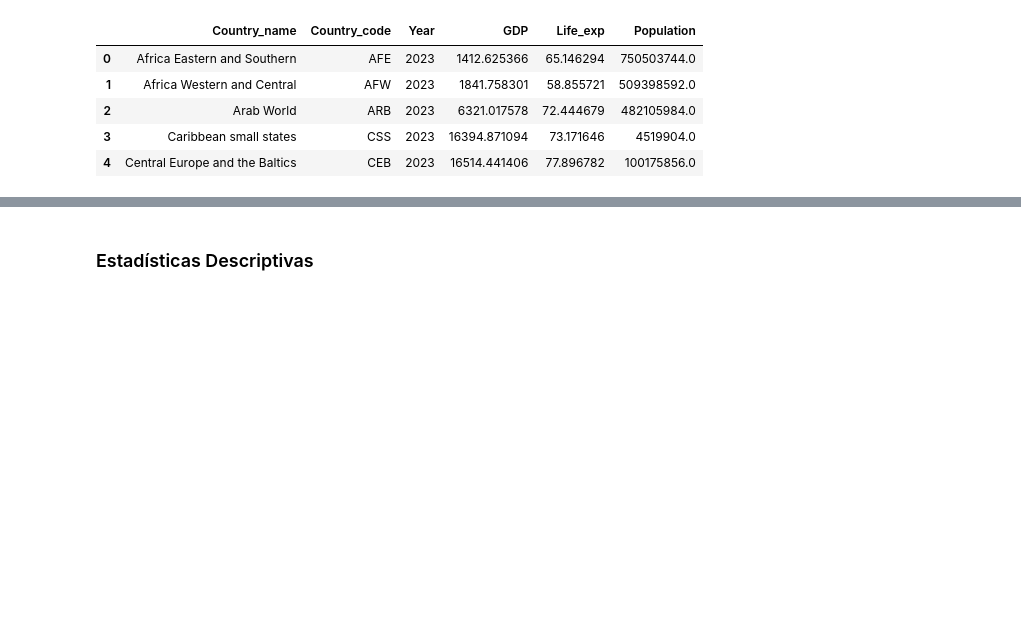
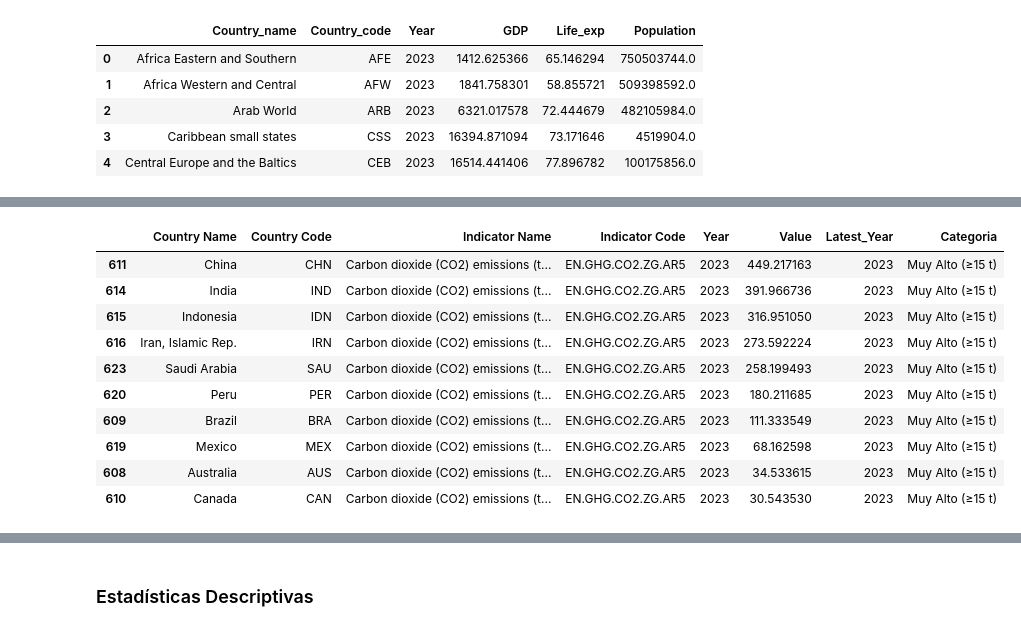
Before and after one commit to LuisBDev/data-analytics-labs, a Jupyter notebook: lab01-wdi/01DescriptiveAnalysis.ipynb, the cells around one changed output, grey strips where cells are left out. Cells and saved outputs as stored; diff of their text form; code cells hidden in the pictures; blank space fills up the shorter version.

```diff
--- a/lab01-wdi/01DescriptiveAnalysis.ipynb
+++ b/lab01-wdi/01DescriptiveAnalysis.ipynb
@@ -550,0 +465,74 @@ Datos después de limpiar valores faltantes:
+# %%
+# Estadísticas descriptivas de emisiones de CO2 por país
+print("ESTADÍSTICAS DESCRIPTIVAS DE EMISIONES DE CO2")
+print("="*55)
+
+# Análisis general
+co2_stats = co2_main_countries['Value'].describe()
+print("\nEstadísticas generales de emisiones de CO2 (toneladas métricas per cápita):")
+print(co2_stats.round(3))
+
+# Análisis por país - datos más recientes disponibles
+print(f"\nAnálisis por país (año más reciente con datos):")
+print("-" * 60)
+
+# Obtener el año más reciente con datos para cada país
+latest_data = co2_main_countries.groupby('Country Name')['Year'].max().reset_index()
+latest_data.columns = ['Country Name', 'Latest_Year']
+
+# Merge para obtener valores más recientes
+latest_co2 = pd.merge(co2_main_countries, latest_data, on='Country Name')
+latest_co2 = latest_co2[latest_co2['Year'] == latest_co2['Latest_Year']]
+
+# Ordenar por emisiones descendente
+latest_co2_sorted = latest_co2.sort_values('Value', ascending=False)
+
+print(f"{'País':<25} {'Año':<6} {'CO2 per cápita':<15} {'Posición'}")
+print("-" * 60)
+
+for i, (_, row) in enumerate(latest_co2_sorted.iterrows(), 1):
+    position_icon = "🥇" if i <= 3 else "🥈" if i <= 10 else "🥉" if i <= 15 else ""
+    print(f"{row['Country Name']:<25} {row['Year']:<6} {row['Value']:<15.3f} {i:>3} {position_icon}")
+
+# Destacar Perú específicamente
+peru_data = latest_co2_sorted[latest_co2_sorted['Country Name'] == 'Peru']
+if not peru_data.empty:
+    peru_row = peru_data.iloc[0]
+    peru_position = latest_co2_sorted[latest_co2_sorted['Country Name'] == 'Peru'].index[0]
+    peru_rank = (latest_co2_sorted['Value'] > peru_row['Value']).sum() + 1
+
+    print(f"\nANÁLISIS ESPECÍFICO DE PERÚ:")
+    print(f"   - Emisiones CO2 per cápita: {peru_row['Value']:.3f} toneladas métricas")
+    print(f"   - Año de datos: {peru_row['Year']}")
+    print(f"   - Posición entre países analizados: {peru_rank} de {len(latest_co2_sorted)}")
+    print(f"   - Percentil: {(1 - peru_rank/len(latest_co2_sorted))*100:.1f}%")
+
+# Estadísticas por rangos
+print(f"\nCATEGORIZACIÓN POR NIVELES DE EMISIÓN:")
+print("-" * 45)
+
+# Definir rangos de emisión
+def categorize_emissions(value):
+    if value >= 15:
+        return "Muy Alto (≥15 t)"
+    elif value >= 10:
+        return "Alto (10-15 t)"
+    elif value >= 5:
+        return "Medio (5-10 t)"
+    elif value >= 2:
+        return "Bajo (2-5 t)"
+    else:
+        return "Muy Bajo (<2 t)"
+
+latest_co2_sorted['Categoria'] = latest_co2_sorted['Value'].apply(categorize_emissions)
+
+# Contar por categoría
+categoria_counts = latest_co2_sorted['Categoria'].value_counts()
+
+for categoria, count in categoria_counts.items():
+    paises = latest_co2_sorted[latest_co2_sorted['Categoria'] == categoria]['Country Name'].tolist()
+    print(f"\n{categoria}: {count} países")
+    print(f"   Países: {', '.join(paises)}")
+
+latest_co2_sorted.head(10)
+# %% [output]
@@ -550,0 +556,11 @@ Datos después de limpiar valores faltantes:
+|  | Country Name | Country Code | Indicator Name | Indicator Code | Year | Value | Latest_Year | Categoria |
+| 611 | China | CHN | Carbon dioxide (CO2) emissions (t... | EN.GHG.CO2.ZG.AR5 | 2023 | 449.217163 | 2023 | Muy Alto (≥15 t) |
+| 614 | India | IND | Carbon dioxide (CO2) emissions (t... | EN.GHG.CO2.ZG.AR5 | 2023 | 391.966736 | 2023 | Muy Alto (≥15 t) |
+| 615 | Indonesia | IDN | Carbon dioxide (CO2) emissions (t... | EN.GHG.CO2.ZG.AR5 | 2023 | 316.951050 | 2023 | Muy Alto (≥15 t) |
+| 616 | Iran, Islamic Rep. | IRN | Carbon dioxide (CO2) emissions (t... | EN.GHG.CO2.ZG.AR5 | 2023 | 273.592224 | 2023 | Muy Alto (≥15 t) |
+| 623 | Saudi Arabia | SAU | Carbon dioxide (CO2) emissions (t... | EN.GHG.CO2.ZG.AR5 | 2023 | 258.199493 | 2023 | Muy Alto (≥15 t) |
+| 620 | Peru | PER | Carbon dioxide (CO2) emissions (t... | EN.GHG.CO2.ZG.AR5 | 2023 | 180.211685 | 2023 | Muy Alto (≥15 t) |
+| 609 | Brazil | BRA | Carbon dioxide (CO2) emissions (t... | EN.GHG.CO2.ZG.AR5 | 2023 | 111.333549 | 2023 | Muy Alto (≥15 t) |
+| 619 | Mexico | MEX | Carbon dioxide (CO2) emissions (t... | EN.GHG.CO2.ZG.AR5 | 2023 | 68.162598 | 2023 | Muy Alto (≥15 t) |
+| 608 | Australia | AUS | Carbon dioxide (CO2) emissions (t... | EN.GHG.CO2.ZG.AR5 | 2023 | 34.533615 | 2023 | Muy Alto (≥15 t) |
+| 610 | Canada | CAN | Carbon dioxide (CO2) emissions (t... | EN.GHG.CO2.ZG.AR5 | 2023 | 30.543530 | 2023 | Muy Alto (≥15 t) |
```
Also changed, not shown: parts of 12 cells of this notebook, 3 other files.
